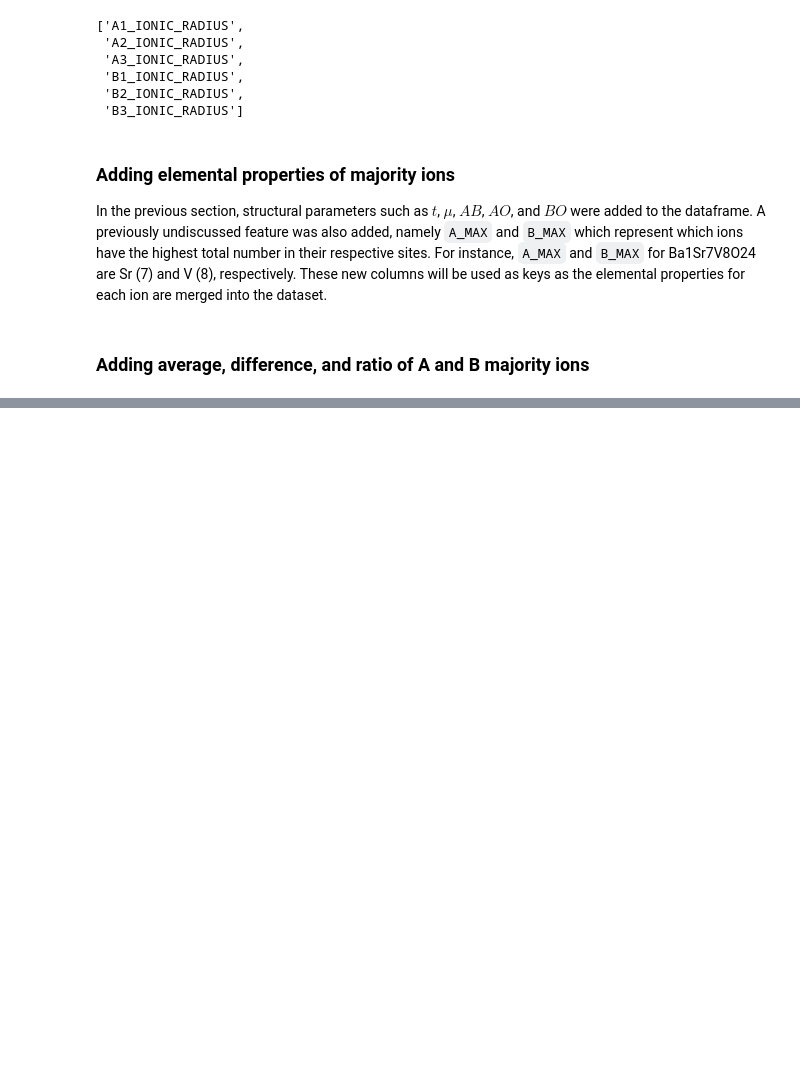
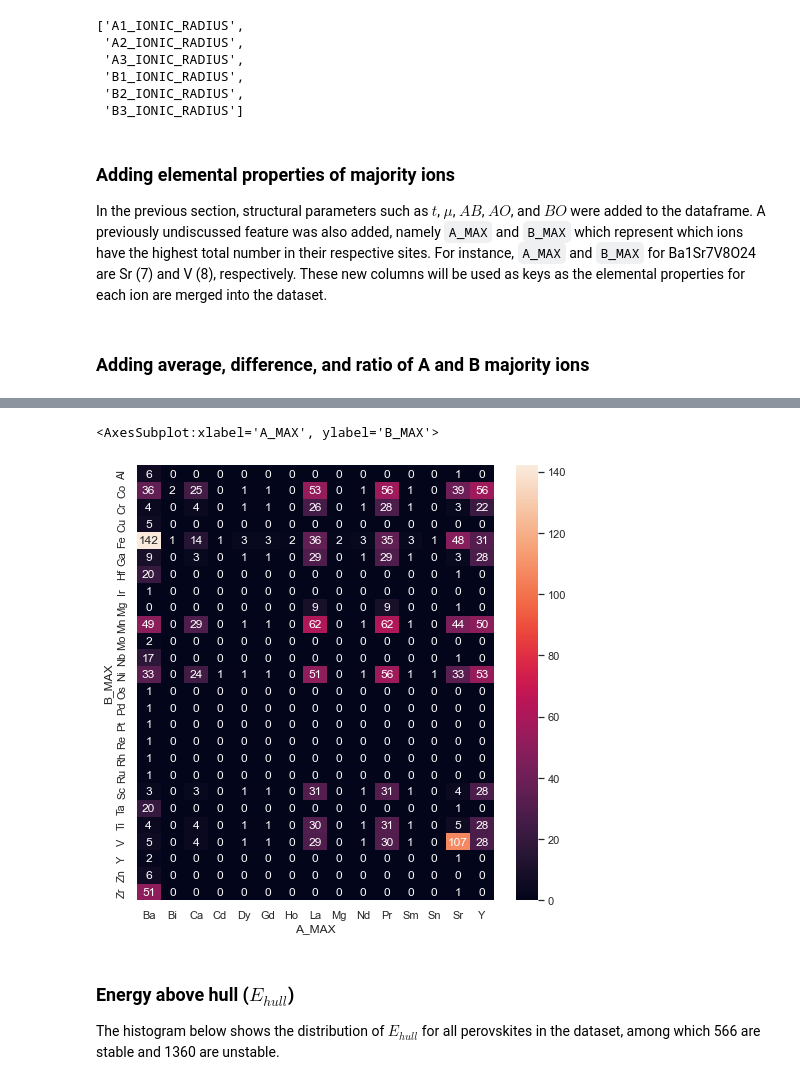
Before and after one commit to machinelurning/stable-perovskites, a Jupyter notebook: preliminary-analysis.ipynb, the cells around one changed output, grey strips where cells are left out. Saved outputs shown, nothing was run; the diff lists cells and outputs as text; code cells hidden in the pictures; blank space fills up the shorter version.

```diff
--- a/preliminary-analysis.ipynb
+++ b/preliminary-analysis.ipynb
@@ -420,11 +468,11 @@ placeholder_df_bmax.columns = "B_MAX_" + placeholder_df_bmax.columns.values
 b_max_names = list(placeholder_df_bmax.columns)
 # %%
 df = pd.merge(df, placeholder_df_amax, how="inner", left_on="A_MAX", right_on="A_MAX_SYMBOL")
-df = df.drop(columns=["A_MAX", "A_MAX_SYMBOL"])
+df = df.drop(columns=["A_MAX_SYMBOL"])
 a_max_names.remove("A_MAX_SYMBOL")
 # %%
 df = pd.merge(df, placeholder_df_bmax, how="inner", left_on="B_MAX", right_on="B_MAX_SYMBOL")
-df = df.drop(columns=["B_MAX", "B_MAX_SYMBOL"])
+df = df.drop(columns=["B_MAX_SYMBOL"])
 b_max_names.remove("B_MAX_SYMBOL")
 # %% [markdown]
 ### Adding average, difference, and ratio of A and B majority ions
@@ -601,0 +658,2 @@ from sklearn.model_selection import train_test_split
+# %%
+matrix_count = df.groupby(["B_MAX", "A_MAX"]).size().unstack(fill_value=0)
@@ -601,0 +668,9 @@ from sklearn.model_selection import train_test_split
+# %%
+sns.heatmap(matrix_count, annot=True, fmt="d")
+# %% [output]
+<AxesSubplot:xlabel='A_MAX', ylabel='B_MAX'>
+[figure, added]
+# %% [markdown]
+### Energy above hull ($E_{hull}$)
+
+The histogram below shows the distribution of $E_{hull}$ for all perovskites in the dataset, among which 566 are stable and 1360 are unstable.
```
Also changed, not shown: parts of 37 cells of this notebook.
